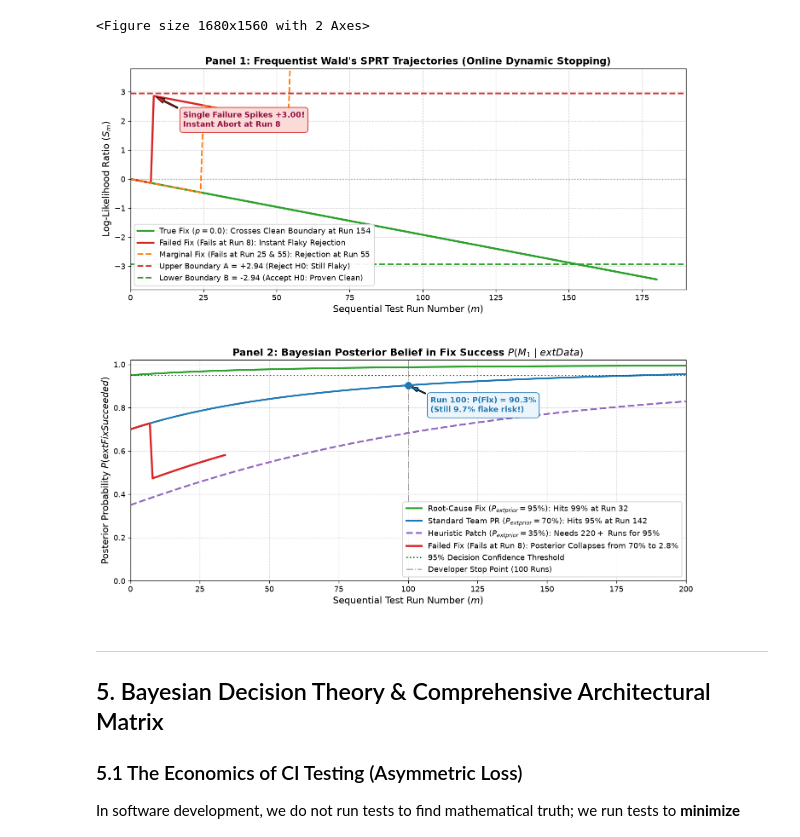
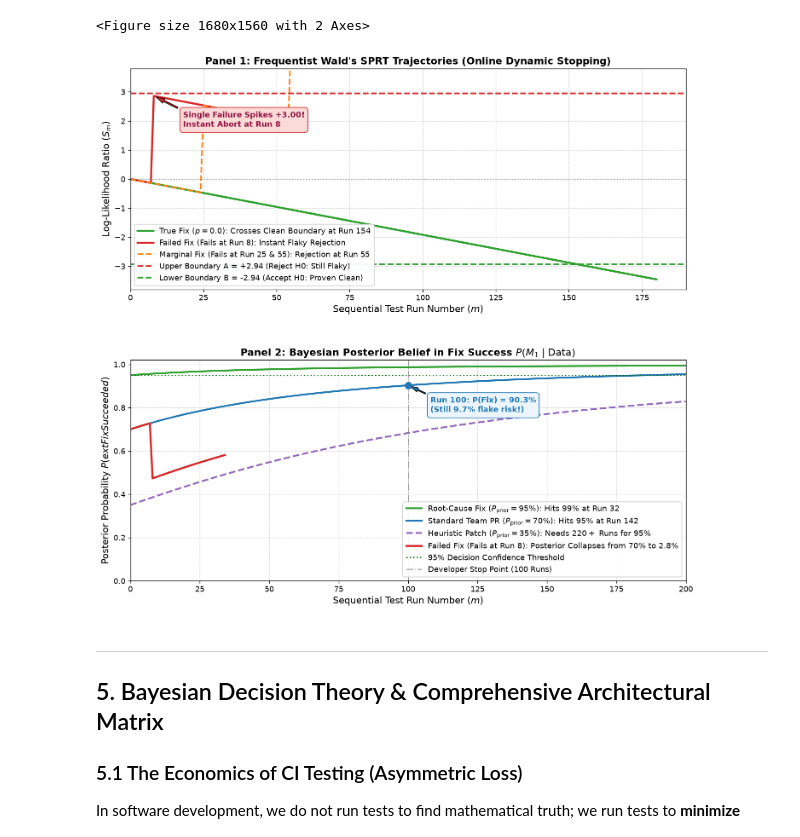
Before and after one commit to tarobins/bayesian-inference-intro, a Jupyter notebook: python/appendix_frequentist_vs_bayesian_flaky_tests.ipynb, the cells around one changed output. Cells and saved outputs as stored; diff of their text form; code cells hidden in the pictures.

```diff
--- a/python/appendix_frequentist_vs_bayesian_flaky_tests.ipynb
+++ b/python/appendix_frequentist_vs_bayesian_flaky_tests.ipynb
@@ -522,39 +522,39 @@ traj_high = get_bayes_trajectory(p_prior=0.95)
 traj_med  = get_bayes_trajectory(p_prior=0.70)
 traj_low  = get_bayes_trajectory(p_prior=0.35)
 traj_fail = get_bayes_trajectory(p_prior=0.70, fails_at=[8])
 
 runs_range = np.arange(0, 201)
 ax2.plot(runs_range, traj_high, color='#2ca02c', linewidth=2.5,
-         label="Root-Cause Fix ($P_{\text{prior}} = 95\%$): Hits $99\%$ at Run 32")
+         label=r"Root-Cause Fix ($P_{\text{prior}} = 95\%$): Hits $99\%$ at Run 32")
 ax2.plot(runs_range, traj_med, color='#1f77b4', linewidth=2.5,
-         label="Standard Team PR ($P_{\text{prior}} = 70\%$): Hits $95\%$ at Run 142")
+         label=r"Standard Team PR ($P_{\text{prior}} = 70\%$): Hits $95\%$ at Run 142")
 ax2.plot(runs_range, traj_low, color='#9467bd', linewidth=2.5, linestyle='--',
-         label="Heuristic Patch ($P_{\text{prior}} = 35\%$): Needs $220+$ Runs for $95\%$")
+         label=r"Heuristic Patch ($P_{\text{prior}} = 35\%$): Needs $220+$ Runs for $95\%$")
 ax2.plot(runs_range[:35], traj_fail[:35], color='#d62728', linewidth=2.8,
-         label="Failed Fix (Fails at Run 8): Posterior Collapses from $70\%$ to $2.8\%$")
+         label=r"Failed Fix (Fails at Run 8): Posterior Collapses from $70\%$ to $2.8\%$")
 
 ax2.axhline(y=0.95, color='darkgreen', linestyle=':', linewidth=1.8, label="95% Decision Confidence Threshold")
 ax2.axvline(x=100, color='gray', linestyle='-.', alpha=0.7, label="Developer Stop Point (100 Runs)")
 
 # Highlight Run 100 mark for standard PR
 ax2.scatter([100], [traj_med[100]], color='#1f77b4', s=90, zorder=5)
 ax2.annotate(f"Run 100: P(Fix) = {traj_med[100]:.1%}\n(Still 9.7% flake risk!)",
              xy=(100, traj_med[100]), xytext=(108, 0.78),
              arrowprops=dict(facecolor='#1f77b4', shrink=0.08, width=1.5, headwidth=6),
              fontsize=11, fontweight='bold', color='#1f77b4',
              bbox=dict(boxstyle='round,pad=0.4', facecolor='#EBF5FB', edgecolor='#1f77b4'))
 
-ax2.set_title("Panel 2: Bayesian Posterior Belief in Fix Success $P(M_1 \mid \text{Data})$", fontweight='bold')
+ax2.set_title(r"Panel 2: Bayesian Posterior Belief in Fix Success $P(M_1 \mid \text{Data})$", fontweight='bold')
 ax2.set_xlabel("Sequential Test Run Number ($m$)")
 ax2.set_ylabel("Posterior Probability $P(\text{Fix Succeeded})$")
 ax2.set_xlim(0, 200)
 ax2.set_ylim(0.0, 1.02)
 ax2.grid(True, linestyle='--', alpha=0.5)
 ax2.legend(loc='lower right', framealpha=0.92, edgecolor='#cccccc')
 
 plt.show()
 # %% [output]
-[figure, old version]
+[figure, new version]
 # %% [markdown]
 ---
 
```
Also changed, not shown: 3 other files.
